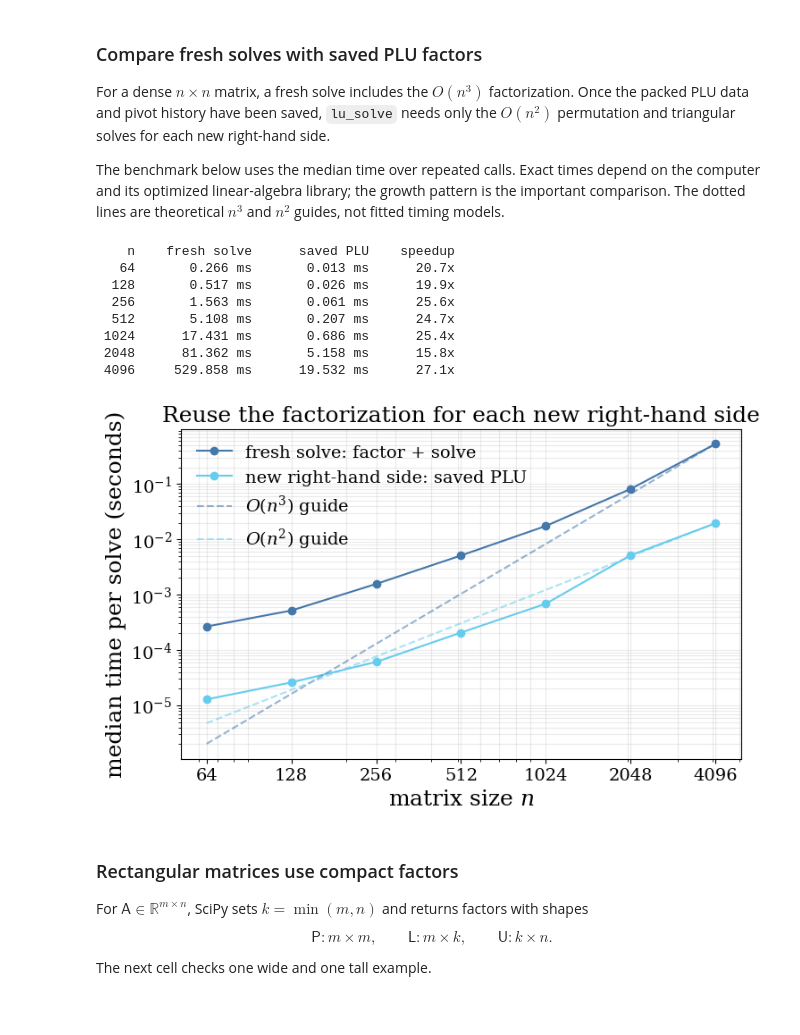
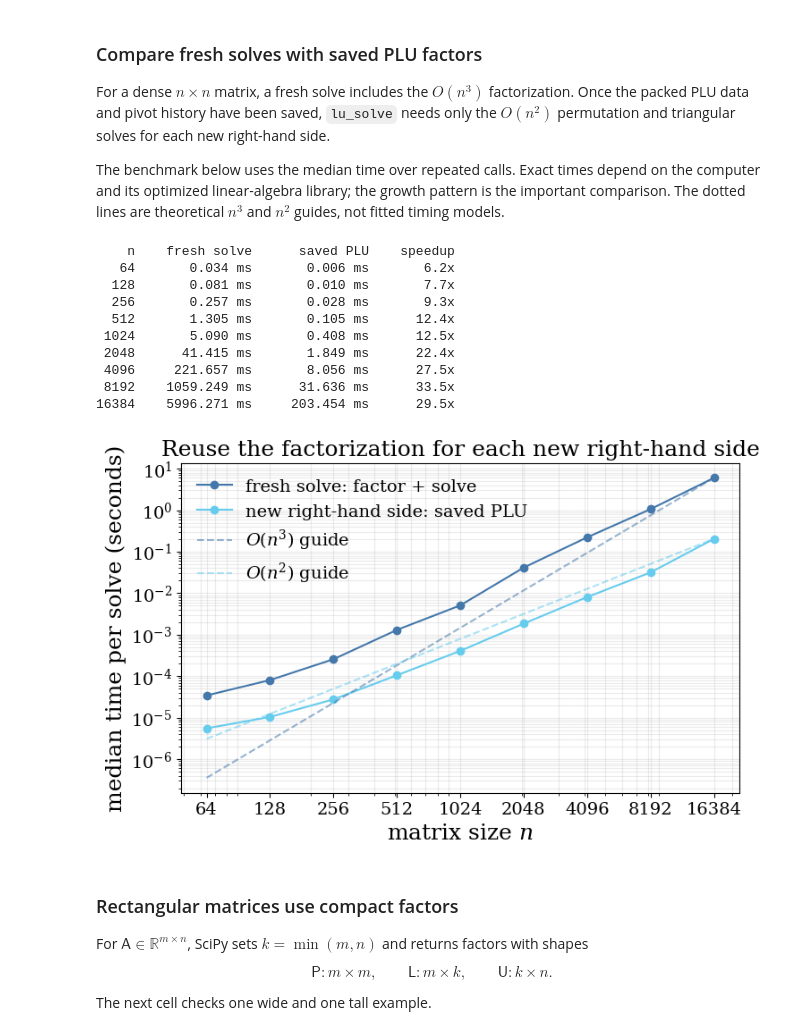
Before and after one commit to fjhickernell/MATH332Fall2026, a Jupyter notebook: notebooks/demonstrations/03-matrix-structure-and-transformations.ipynb, the cells around one changed output. Drawn from its saved outputs; the diff is of its cells as text; code cells hidden in the pictures.

```diff
--- a/notebooks/demonstrations/03-matrix-structure-and-transformations.ipynb
+++ b/notebooks/demonstrations/03-matrix-structure-and-transformations.ipynb
@@ -290,7 +290,7 @@ def median_call_time(operation, minimum_seconds=0.08, trials=5):
 
 
 rng = np.random.default_rng(332)
-matrix_sizes = np.array([64, 128, 256, 512, 1024, 2048, 4096])
+matrix_sizes = np.array([64, 128, 256, 512, 1024, 2048, 4096, 8192, 16384])
 timing_rows = []
 
 for n in matrix_sizes:
@@ -325,41 +325,43 @@ for n, fresh_seconds, reused_seconds, speedup in timing_rows:
 timings = np.asarray(timing_rows, dtype=float)
 sizes = timings[:, 0]
 fresh_times = timings[:, 1]
 reused_times = timings[:, 2]
 
 fig, ax = plt.subplots(figsize=(7.2, 4.6), constrained_layout=True)
 fresh_line, = ax.loglog(
     sizes, fresh_times, "o-", label="fresh solve: factor + solve"
 )
 reused_line, = ax.loglog(
     sizes, reused_times, "o-", label="new right-hand side: saved PLU"
 )
 ax.loglog(
     sizes, fresh_times[-1] * (sizes / sizes[-1]) ** 3, "--",
     color=fresh_line.get_color(), alpha=0.55, label=r"$O(n^3)$ guide",
 )
 ax.loglog(
     sizes, reused_times[-1] * (sizes / sizes[-1]) ** 2, "--",
     color=reused_line.get_color(), alpha=0.55, label=r"$O(n^2)$ guide",
 )
 ax.set_xticks(sizes)
 ax.set_xticklabels([str(int(n)) for n in sizes])
 ax.set_xlabel(r"matrix size $n$")
 ax.set_ylabel("median time per solve (seconds)")
 ax.set_title("Reuse the factorization for each new right-hand side")
 ax.grid(True, which="both", alpha=0.25)
 ax.legend()
 plt.show()
 # %% [output]
     n    fresh solve      saved PLU    speedup
-   64       0.266 ms       0.013 ms      20.7x
-  128       0.517 ms       0.026 ms      19.9x
-  256       1.563 ms       0.061 ms      25.6x
-  512       5.108 ms       0.207 ms      24.7x
- 1024      17.431 ms       0.686 ms      25.4x
- 2048      81.362 ms       5.158 ms      15.8x
- 4096     529.858 ms      19.532 ms      27.1x
+   64       0.034 ms       0.006 ms       6.2x
+  128       0.081 ms       0.010 ms       7.7x
+  256       0.257 ms       0.028 ms       9.3x
+  512       1.305 ms       0.105 ms      12.4x
+ 1024       5.090 ms       0.408 ms      12.5x
+ 2048      41.415 ms       1.849 ms      22.4x
+ 4096     221.657 ms       8.056 ms      27.5x
+ 8192    1059.249 ms      31.636 ms      33.5x
+16384    5996.271 ms     203.454 ms      29.5x
-[figure, old version]
+[figure, new version]
 # %% [markdown]
 ### Rectangular matrices use compact factors
 
```
Also changed, not shown: parts of 2 cells of this notebook, 7 other files.
